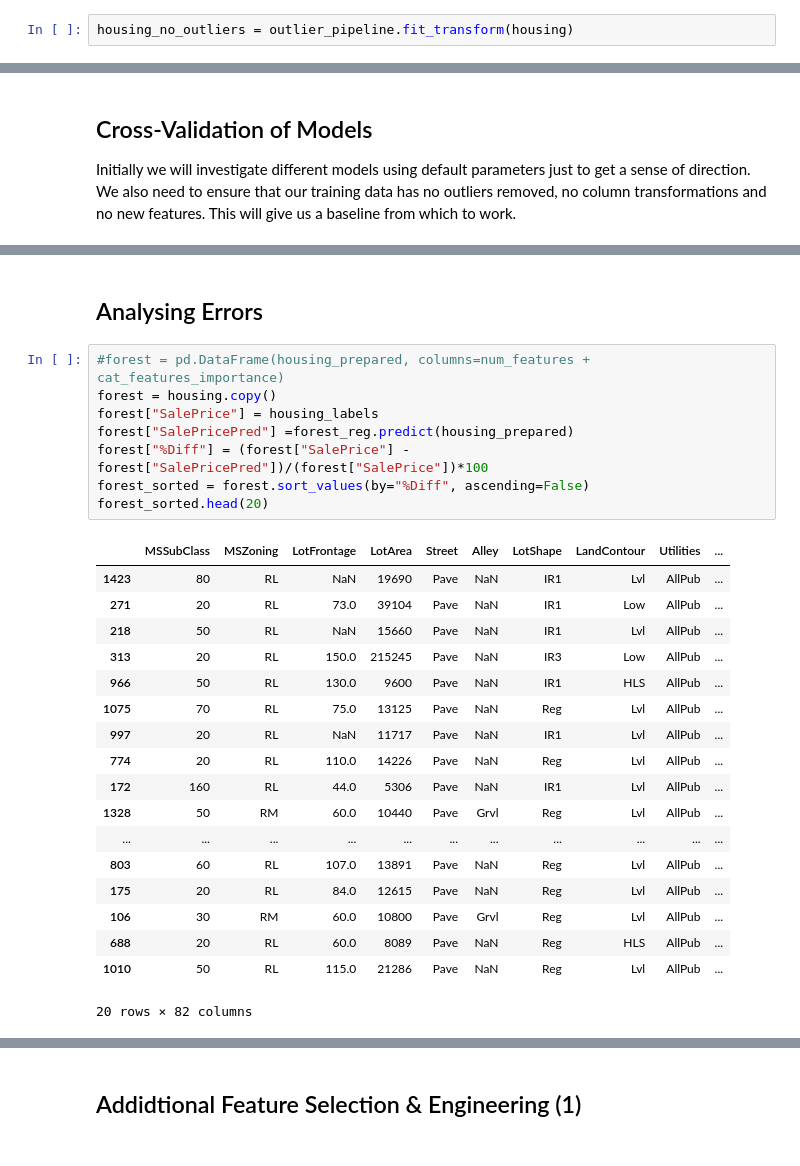
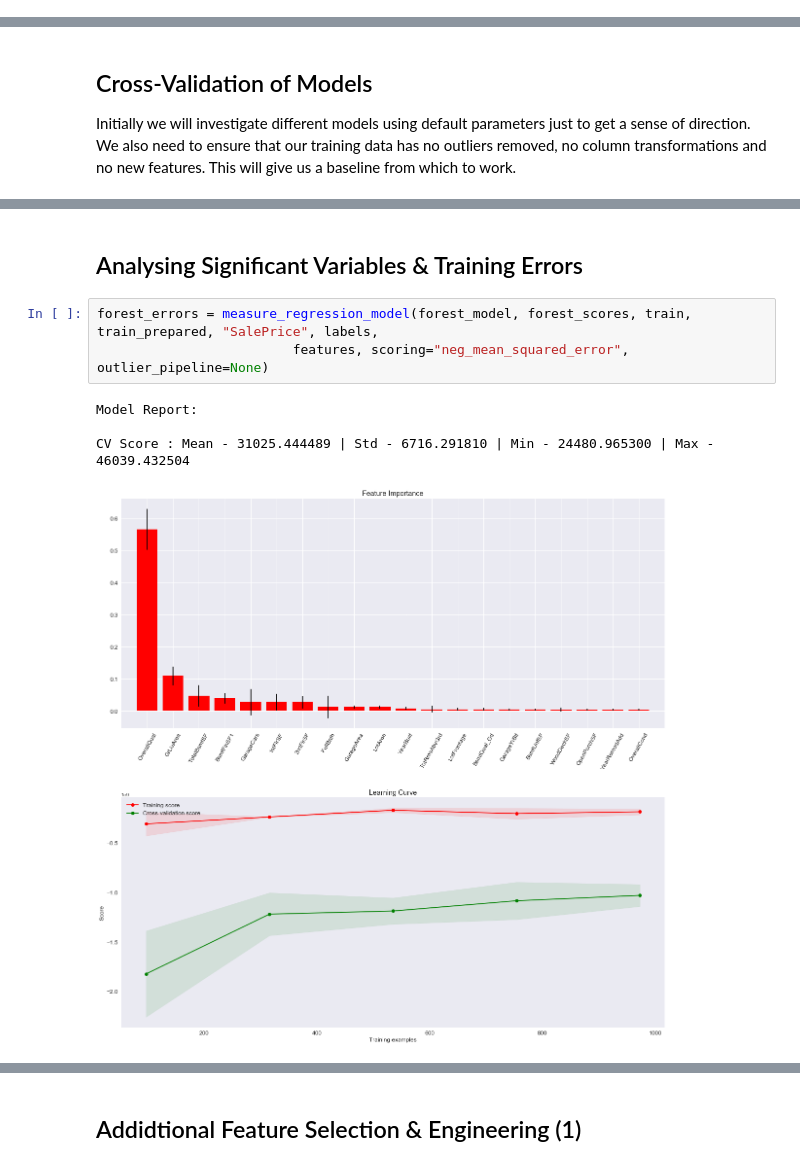
Before and after one commit to dorond/kaggle-house-prices-prediction, a Jupyter notebook: Housing Sale Price Prediction (Kaggle).ipynb, the cells around one changed output, grey strips where cells are left out. Saved outputs shown, nothing was run; the diff lists cells and outputs as text.

```diff
--- a/Housing Sale Price Prediction (Kaggle).ipynb
+++ b/Housing Sale Price Prediction (Kaggle).ipynb
@@ -944,2 +590,0 @@ outlier_pipeline = Pipeline([
-# %%
-housing_no_outliers = outlier_pipeline.fit_transform(housing)
@@ -1173,30 +817,11 @@ skplt.estimators.plot_learning_curve(forest_reg, housing_prepared, housing_label
 # %% [markdown]
-## Analysing Errors
+## Analysing Significant Variables & Training Errors
-# %%
-#forest = pd.DataFrame(housing_prepared, columns=num_features + cat_features_importance)
-forest = housing.copy()
-forest["SalePrice"] = housing_labels
-forest["SalePricePred"] =forest_reg.predict(housing_prepared)
-forest["%Diff"] = (forest["SalePrice"] - forest["SalePricePred"])/(forest["SalePrice"])*100
-forest_sorted = forest.sort_values(by="%Diff", ascending=False)
-forest_sorted.head(20)
-# %% [output]
-|  | MSSubClass | MSZoning | LotFrontage | LotArea | Street | Alley | LotShape | LandContour | Utilities | ... |
-| 1423 | 80 | RL | NaN | 19690 | Pave | NaN | IR1 | Lvl | AllPub | ... |
-| 271 | 20 | RL | 73.0 | 39104 | Pave | NaN | IR1 | Low | AllPub | ... |
-| 218 | 50 | RL | NaN | 15660 | Pave | NaN | IR1 | Lvl | AllPub | ... |
-| 313 | 20 | RL | 150.0 | 215245 | Pave | NaN | IR3 | Low | AllPub | ... |
-| 966 | 50 | RL | 130.0 | 9600 | Pave | NaN | IR1 | HLS | AllPub | ... |
-| 1075 | 70 | RL | 75.0 | 13125 | Pave | NaN | Reg | Lvl | AllPub | ... |
-| 997 | 20 | RL | NaN | 11717 | Pave | NaN | IR1 | Lvl | AllPub | ... |
-| 774 | 20 | RL | 110.0 | 14226 | Pave | NaN | Reg | Lvl | AllPub | ... |
-| 172 | 160 | RL | 44.0 | 5306 | Pave | NaN | IR1 | Lvl | AllPub | ... |
-| 1328 | 50 | RM | 60.0 | 10440 | Pave | Grvl | Reg | Lvl | AllPub | ... |
-| ... | ... | ... | ... | ... | ... | ... | ... | ... | ... | ... |
-| 803 | 60 | RL | 107.0 | 13891 | Pave | NaN | Reg | Lvl | AllPub | ... |
-| 175 | 20 | RL | 84.0 | 12615 | Pave | NaN | Reg | Lvl | AllPub | ... |
-| 106 | 30 | RM | 60.0 | 10800 | Pave | Grvl | Reg | Lvl | AllPub | ... |
-| 688 | 20 | RL | 60.0 | 8089 | Pave | NaN | Reg | HLS | AllPub | ... |
-| 1010 | 50 | RL | 115.0 | 21286 | Pave | NaN | Reg | Lvl | AllPub | ... |
-20 rows × 82 columns
+# %%
+forest_errors = measure_regression_model(forest_model, forest_scores, train, train_prepared, "SalePrice", labels,
+                         features, scoring="neg_mean_squared_error", outlier_pipeline=None)
+# %% [output]
+Model Report:
+
+CV Score : Mean - 31025.444489 | Std - 6716.291810 | Min - 24480.965300 | Max - 46039.432504
+[figure, added]
 # %%
```
Also changed, not shown: parts of 95 cells of this notebook, 1 other file.
